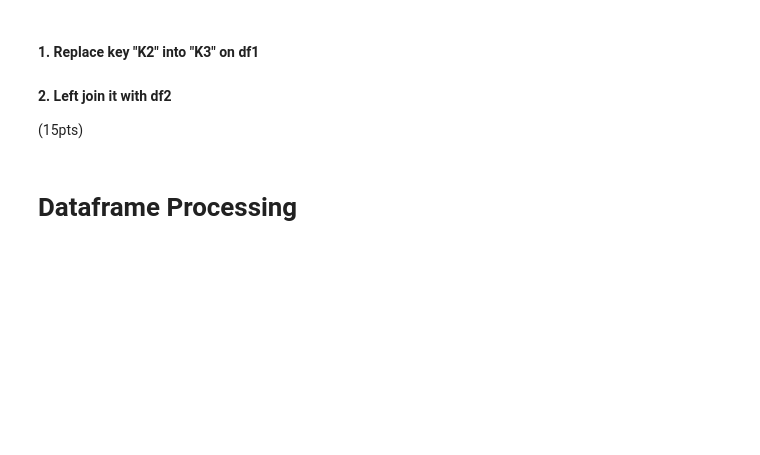
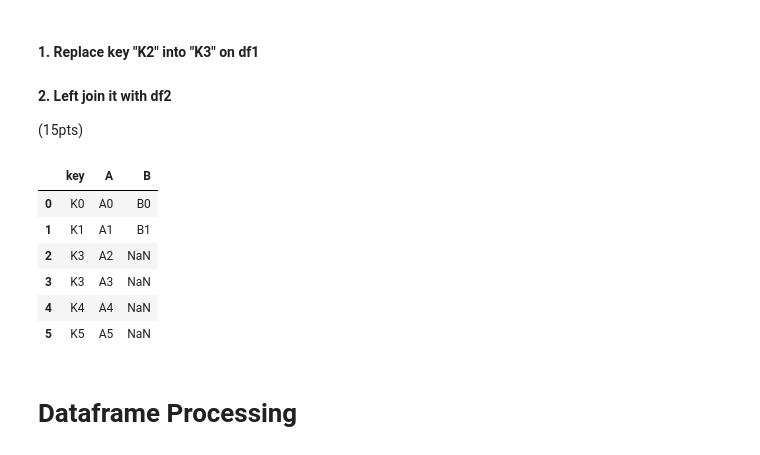
Before and after one commit to muh-hilmi/Tugas3_BD2, a Jupyter notebook: Tugas_Pandas.ipynb, the cells around one changed output. Drawn from its saved outputs; the diff is of its cells as text; code cells hidden in the pictures; blank space fills up the shorter version.

```diff
--- a/Tugas_Pandas.ipynb
+++ b/Tugas_Pandas.ipynb
@@ -26,6 +44,17 @@ df2=pd.DataFrame({'key': ['K0', 'K1', 'K2'],
 (15pts)
 # %%
 #code goes here
+replace = df1.replace(to_replace=['K2'],value='K3')
+leftjoin = pd.merge(replace,df2,how='left',on=['key','key'])
+leftjoin
+# %% [output]
+|  | key | A | B |
+| 0 | K0 | A0 | B0 |
+| 1 | K1 | A1 | B1 |
+| 2 | K3 | A2 | NaN |
+| 3 | K3 | A3 | NaN |
+| 4 | K4 | A4 | NaN |
+| 5 | K5 | A5 | NaN |
 # %% [markdown]
 # Dataframe Processing
 # %% [markdown]
```
Also changed, not shown: parts of 6 cells of this notebook, 1 other file.
